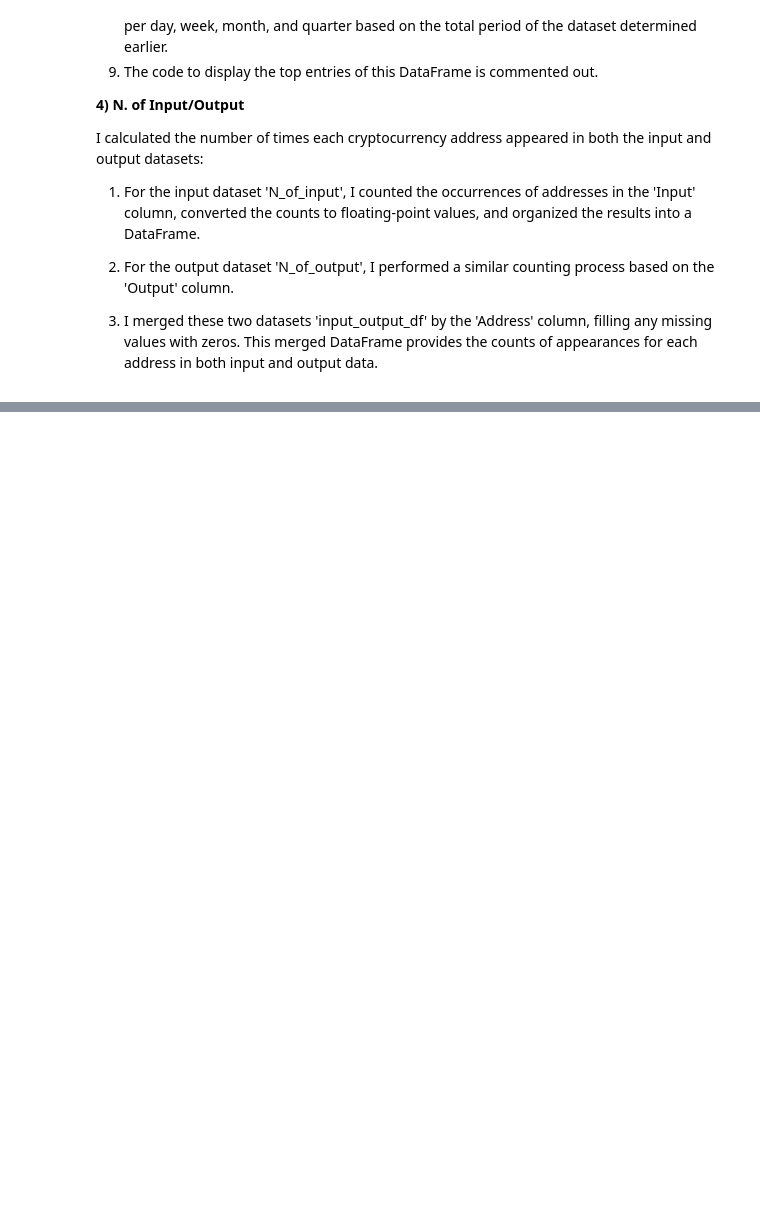
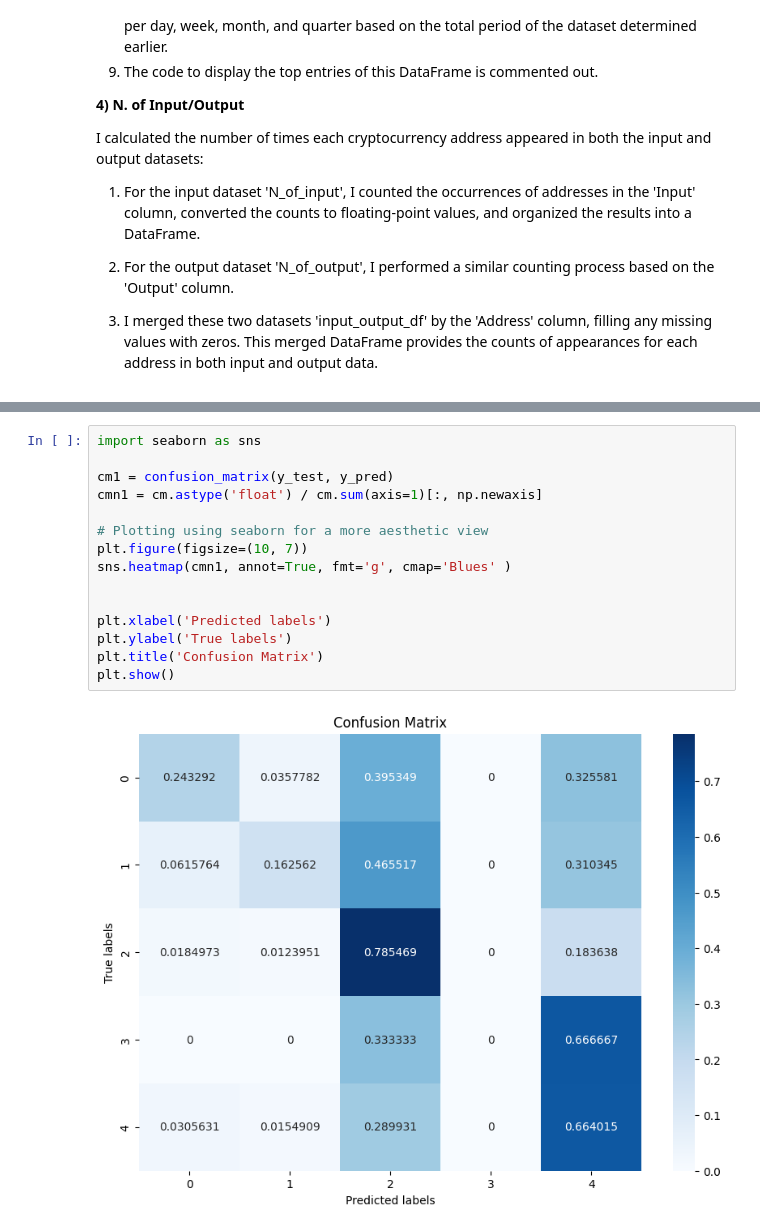
Before and after one commit to fabrizi0rigodanz0/Airbnb_ML_Project, a Jupyter notebook: Bitcoin_Transactions_Analysis.ipynb, the cells around one changed output, grey strips where cells are left out. Saved outputs shown, nothing was run; the diff lists cells and outputs as text; blank space fills up the shorter version.

```diff
--- a/Bitcoin_Transactions_Analysis.ipynb
+++ b/Bitcoin_Transactions_Analysis.ipynb
@@ -940,0 +1310,17 @@ I calculated the number of times each cryptocurrency address appeared in both th
+# %%
+import seaborn as sns
+
+cm1 = confusion_matrix(y_test, y_pred)
+cmn1 = cm.astype('float') / cm.sum(axis=1)[:, np.newaxis]
+
+# Plotting using seaborn for a more aesthetic view
+plt.figure(figsize=(10, 7))
+sns.heatmap(cmn1, annot=True, fmt='g', cmap='Blues' )
+
+
+plt.xlabel('Predicted labels')
+plt.ylabel('True labels')
+plt.title('Confusion Matrix')
+plt.show()
+# %% [output]
+[figure, added]
```
Also changed, not shown: parts of 17 cells of this notebook.
